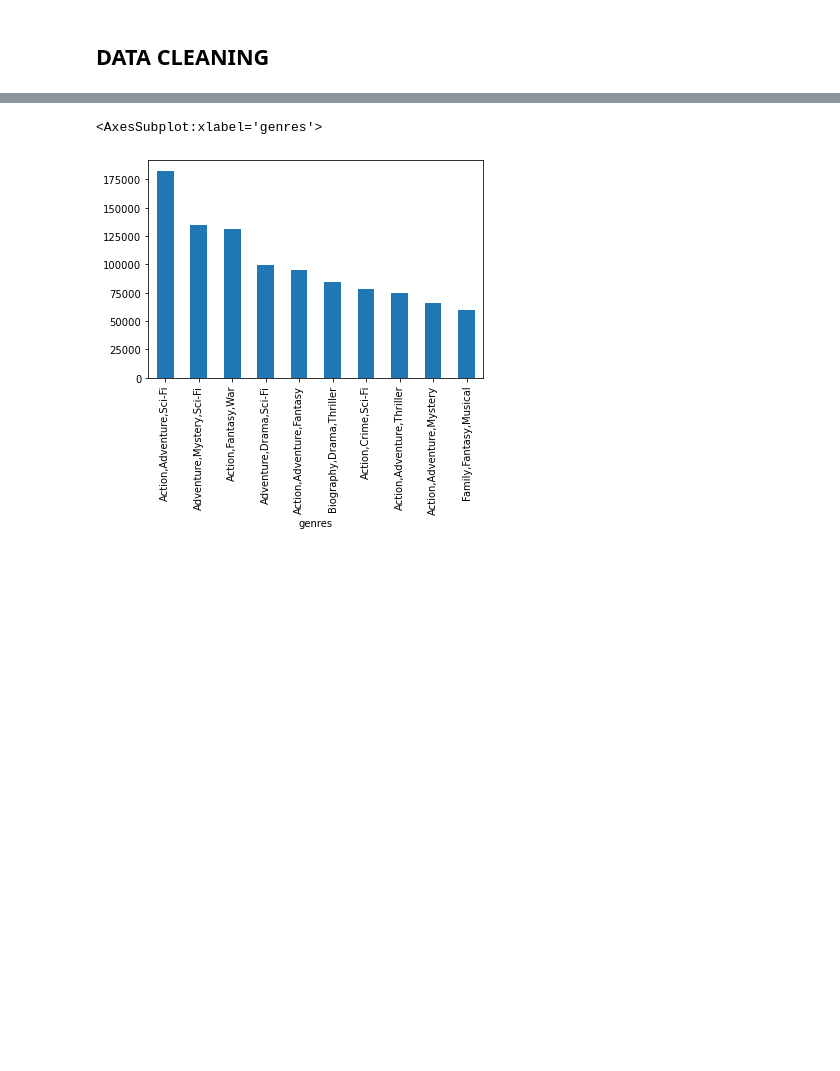
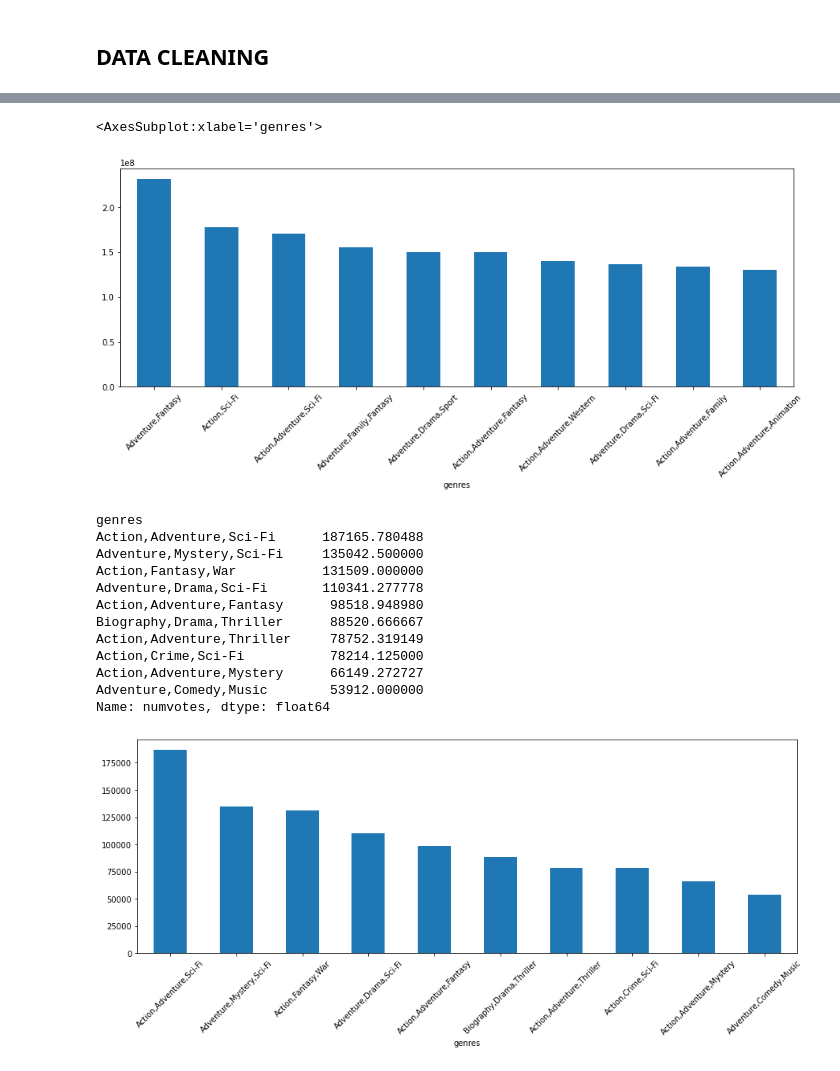
Before and after one commit to N-kioko/Movies_Products_and_Market_Analysis, a Jupyter notebook: index.ipynb, the cells around one changed output, grey strips where cells are left out. Saved outputs shown, nothing was run; the diff lists cells and outputs as text; code cells hidden in the pictures; blank space fills up the shorter version.

```diff
--- a/index.ipynb
+++ b/index.ipynb
@@ -261,0 +279,5 @@ dtype: int64
+# %%
+# add a column for return on investment  pruction budget less from dosmestic and worldwide gross
+
+roi_df['roi'] =(roi_df['domestic_gross'] + roi_df['worldwide_gross'])-roi_df['production_budget']
+roi_df.head()
@@ -322,9 +351,26 @@ combined_df['genres'].value_counts().head(10).plot(kind='bar')
+# %%
+#check the genres with highest production cost
+roi_df.groupby('genres')['production_budget'].mean().sort_values(ascending=False).head(10).plot(kind='bar', figsize=(15,5), rot=45)
+# %% [output]
+<AxesSubplot:xlabel='genres'>
+[figure, added]
 # %%
 # visualize to 10 genres where avaerage rating is highest
-combined_df.groupby('genres')['numvotes'].mean().sort_values(ascending=False).head(10).plot(kind='bar')
+combined_df.groupby('genres')['numvotes'].mean().sort_values(ascending=False).head(10).plot(kind='bar',figsize=(15,5), rot=45)
 # %% [output]
-<AxesSubplot:xlabel='genres'>
+genres
+Action,Adventure,Sci-Fi      187165.780488
+Adventure,Mystery,Sci-Fi     135042.500000
+Action,Fantasy,War           131509.000000
+Adventure,Drama,Sci-Fi       110341.277778
+Action,Adventure,Fantasy      98518.948980
+Biography,Drama,Thriller      88520.666667
+Action,Adventure,Thriller     78752.319149
+Action,Crime,Sci-Fi           78214.125000
+Action,Adventure,Mystery      66149.272727
+Adventure,Comedy,Music        53912.000000
+Name: numvotes, dtype: float64
-[figure, old version]
+[figure, new version]
 # %%
 # group the number of movies per year
 # indicate the values at the end of the bars
```
Also changed, not shown: parts of 26 cells of this notebook.
